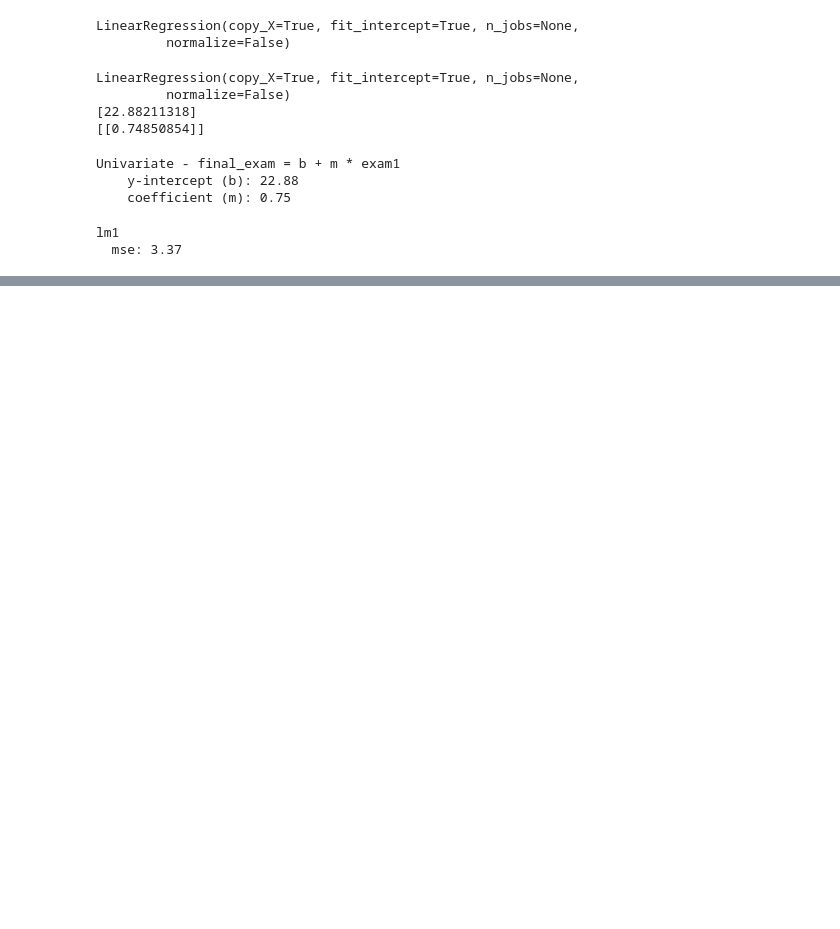
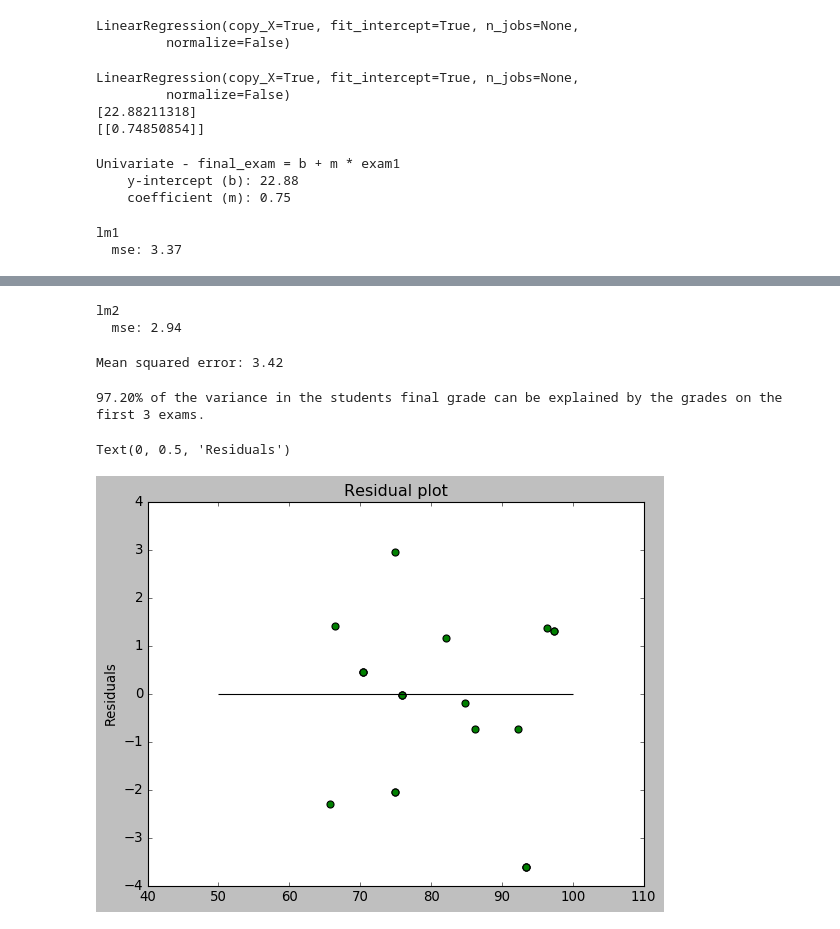
Before and after one commit to daver787/codeup_exercises, a Jupyter notebook: Regression_Curriculum_Examples.ipynb, the cells around one changed output, grey strips where cells are left out. Drawn from its saved outputs; the diff is of its cells as text; code cells hidden in the pictures; blank space fills up the shorter version.

Commit message:
worked more on regression module.

```diff
--- a/Regression_Curriculum_Examples.ipynb
+++ b/Regression_Curriculum_Examples.ipynb
@@ -415,0 +422,3 @@ lm1
+# %%
+lm2 = LinearRegression()
+print(lm2)
@@ -415,0 +428,3 @@ lm1
+# %%
+lm2.fit(X_train[['exam1', 'exam3']], y_train)
+print(lm2)
@@ -415,0 +455,30 @@ lm1
+# %%
+mse_lm2 = mean_squared_error(y_train, y_pred_lm2)
+print("lm2\n  mse: {:.3}".format(mse_lm2))
+# %% [output]
+lm2
+  mse: 2.94
+# %%
+# Make predictions using the testing set
+y_pred_lm2 = lm2.predict(X_test[['exam1', 'exam3']])
+# %%
+mse = mean_squared_error(y_test, y_pred_lm2)
+
+print("Mean squared error: %.2f" % mse)
+# %% [output]
+Mean squared error: 3.42
+# %%
+r2 = r2_score(y_test, y_pred_lm2)
+
+print('{:.2%} of the variance in the student''s final grade can be explained by the grades on the first 3 exams.'
+      .format(r2))
+# %% [output]
+97.20% of the variance in the students final grade can be explained by the grades on the first 3 exams.
+# %%
+plt.scatter(y_pred_lm2, y_pred_lm2 - y_test, c='g', s=40)
+plt.hlines(y=0, xmin=50, xmax=100)
+plt.title("Residual plot")
+plt.ylabel('Residuals')
+# %% [output]
+Text(0, 0.5, 'Residuals')
+[figure, added]
```
Also changed, not shown: parts of 20 cells of this notebook, 2 other files.
